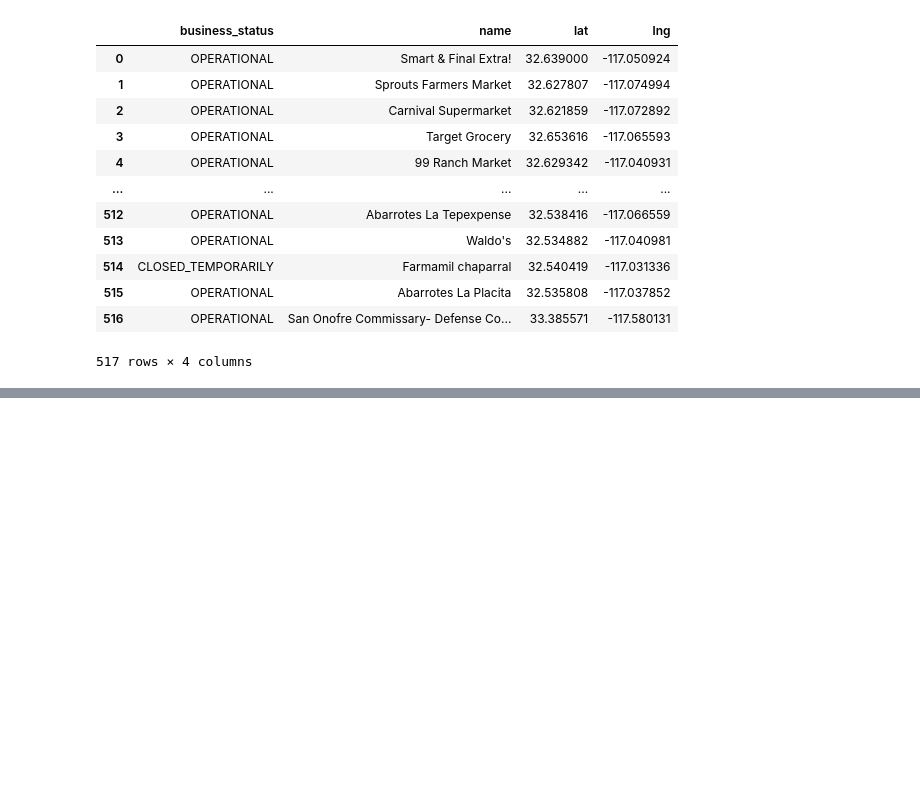
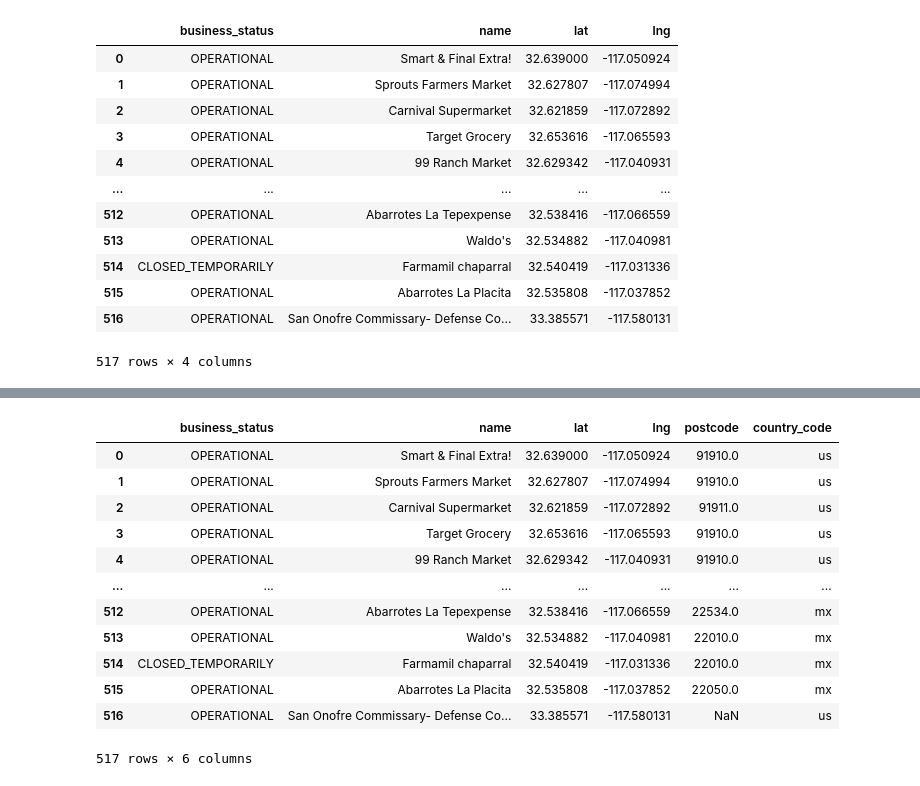
Before and after one commit to tsmtruong/final-project, a Jupyter notebook: Clean_Markets.ipynb, the cells around one changed output, grey strips where cells are left out. Saved outputs shown, nothing was run; the diff lists cells and outputs as text; code cells hidden in the pictures; blank space fills up the shorter version.

```diff
--- a/Clean_Markets.ipynb
+++ b/Clean_Markets.ipynb
@@ -187,0 +245,21 @@ operationalmarkets = final_market_df.loc(final_market_df['business_status'] == "
+# %%
+markets_zipcodes = zipsjs[['postcode', 'country_code']]
+markets_zipcodes = pd.DataFrame(markets_zipcodes)
+# %%
+# Merge all our dataframes into one
+final_market_df = pd.concat([df2, df3, df4, markets_zipcodes], axis = 1)
+final_market_df
+# %% [output]
+|  | business_status | name | lat | lng | postcode | country_code |
+| 0 | OPERATIONAL | Smart & Final Extra! | 32.639000 | -117.050924 | 91910.0 | us |
+| 1 | OPERATIONAL | Sprouts Farmers Market | 32.627807 | -117.074994 | 91910.0 | us |
+| 2 | OPERATIONAL | Carnival Supermarket | 32.621859 | -117.072892 | 91911.0 | us |
+| 3 | OPERATIONAL | Target Grocery | 32.653616 | -117.065593 | 91910.0 | us |
+| 4 | OPERATIONAL | 99 Ranch Market | 32.629342 | -117.040931 | 91910.0 | us |
+| ... | ... | ... | ... | ... | ... | ... |
+| 512 | OPERATIONAL | Abarrotes La Tepexpense | 32.538416 | -117.066559 | 22534.0 | mx |
+| 513 | OPERATIONAL | Waldo's | 32.534882 | -117.040981 | 22010.0 | mx |
+| 514 | CLOSED_TEMPORARILY | Farmamil chaparral | 32.540419 | -117.031336 | 22010.0 | mx |
+| 515 | OPERATIONAL | Abarrotes La Placita | 32.535808 | -117.037852 | 22050.0 | mx |
+| 516 | OPERATIONAL | San Onofre Commissary- Defense Co... | 33.385571 | -117.580131 | NaN | us |
+517 rows × 6 columns
```
Also changed, not shown: parts of 12 cells of this notebook, 1 other file.
